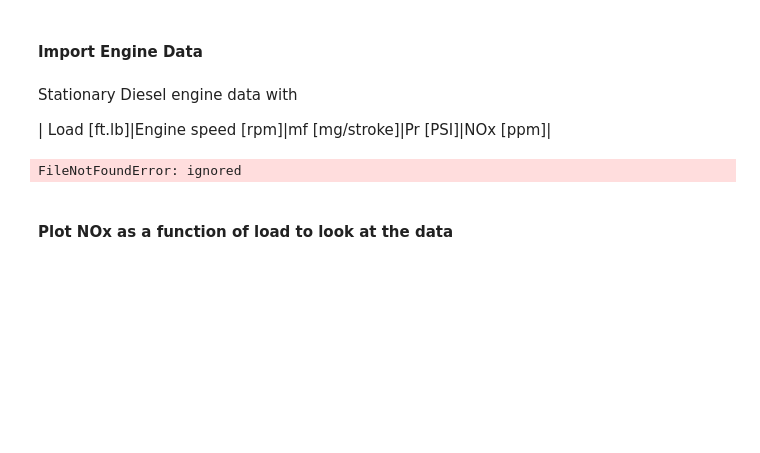
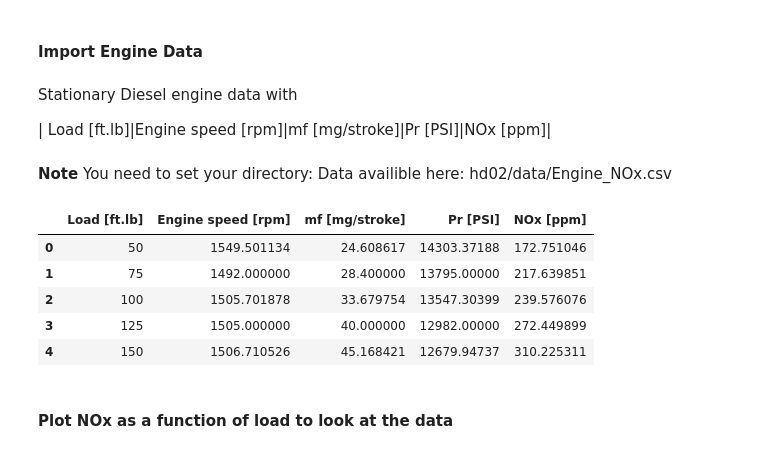
Before and after one commit to arminnorouzi/machine_learning_course_UofA_MECE610, a Jupyter notebook: L02_ML_Basics/L2_ML_Basics_2022_v1.ipynb, the cells around one changed output. Drawn from its saved outputs; the diff is of its cells as text; code cells hidden in the pictures; blank space fills up the shorter version.

```diff
--- a/L02_ML_Basics/L2_ML_Basics_2022_v1.ipynb
+++ b/L02_ML_Basics/L2_ML_Basics_2022_v1.ipynb
@@ -161,11 +256,18 @@ errv = np.zeros((ncases, nerr))
 Stationary Diesel engine data with
 
 | Load [ft.lb]|Engine speed [rpm]|mf [mg/stroke]|Pr [PSI]|NOx [ppm]|
+# %% [markdown]
+**Note** You need to set your directory: Data availible here: hd02/data/Engine_NOx.csv
 # %%
-data = pd.read_csv('Engine_NOx.csv')
+data = pd.read_csv('/content/drive/MyDrive/13TA/MECE610_2022/hd02/data/Engine_NOx.csv') #Set with your directory
 data.head()
 # %% [output]
-FileNotFoundError: ignored
+|  | Load [ft.lb] | Engine speed [rpm] | mf [mg/stroke] | Pr [PSI] | NOx [ppm] |
+| 0 | 50 | 1549.501134 | 24.608617 | 14303.37188 | 172.751046 |
+| 1 | 75 | 1492.000000 | 28.400000 | 13795.00000 | 217.639851 |
+| 2 | 100 | 1505.701878 | 33.679754 | 13547.30399 | 239.576076 |
+| 3 | 125 | 1505.000000 | 40.000000 | 12982.00000 | 272.449899 |
+| 4 | 150 | 1506.710526 | 45.168421 | 12679.94737 | 310.225311 |
 # %% [markdown]
 #### Plot NOx as a function of load to look at the data
 # %% [markdown]
```
Also changed, not shown: parts of 78 cells of this notebook, 10 other files.
